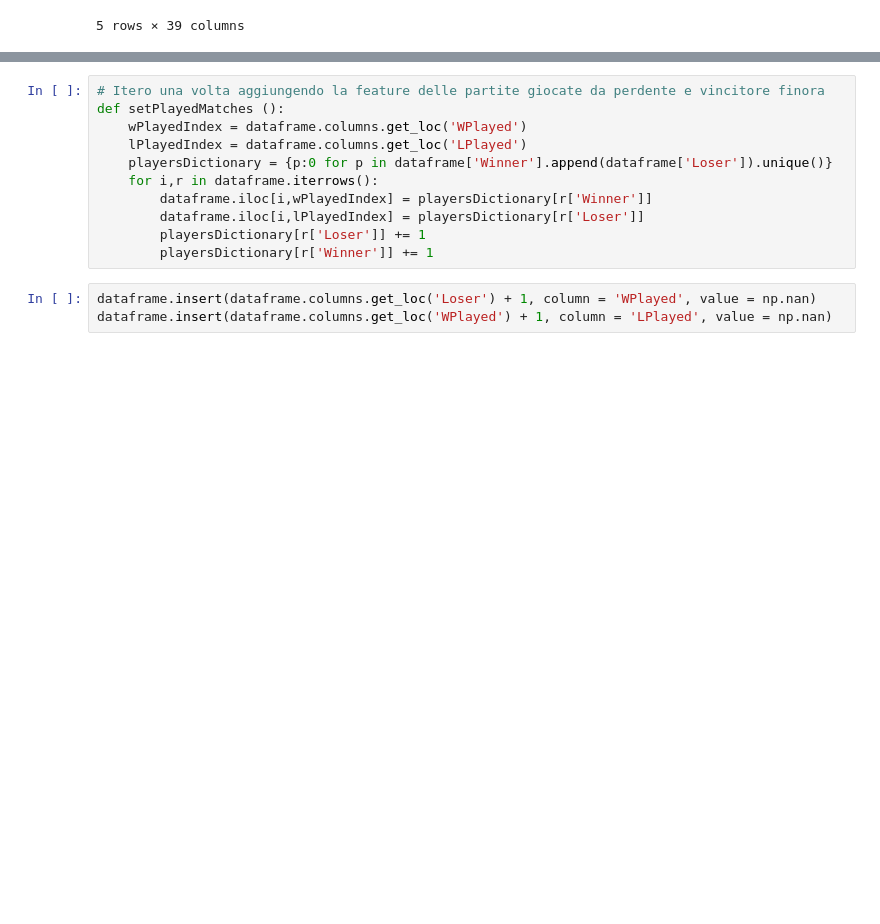
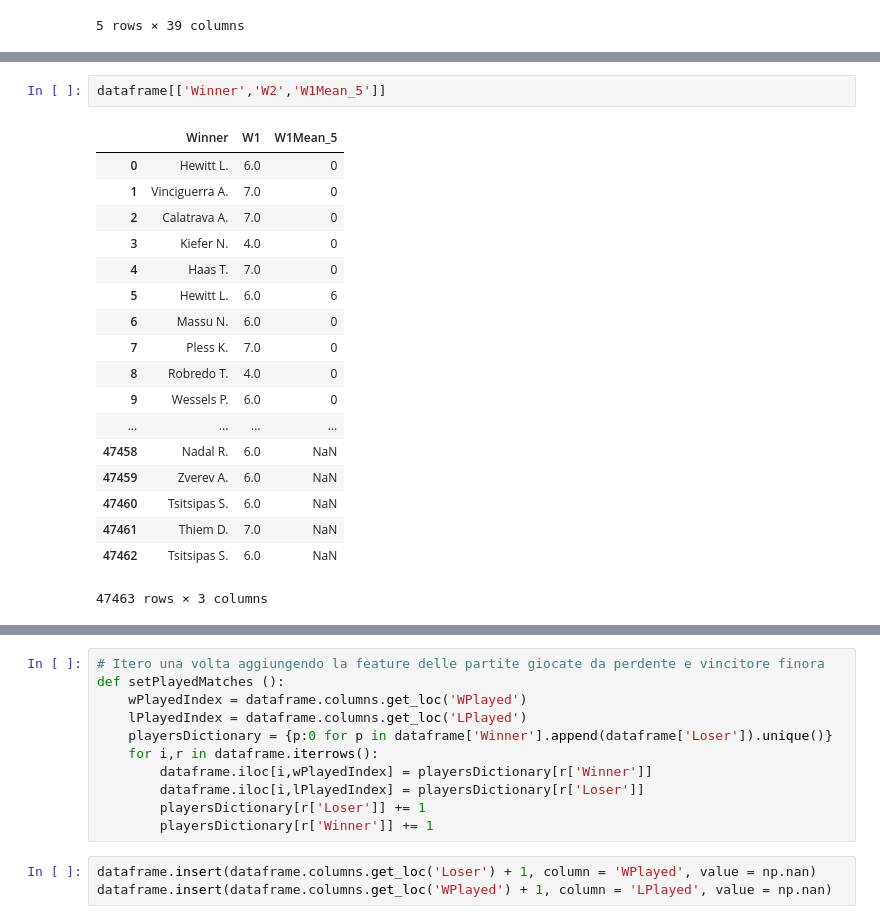
Before and after one commit to RiccardoSpolaor/Predict_Winner_2020_Australian_Open, a Jupyter notebook: 02 Adding New Variables.ipynb, the cells around one changed output, grey strips where cells are left out. Cells and saved outputs as stored; diff of their text form; blank space fills up the shorter version.

```diff
--- a/02 Adding New Variables.ipynb
+++ b/02 Adding New Variables.ipynb
@@ -39,0 +115,21 @@ print(set(uniquelists))
+# %%
+dataframe[['Winner','W2','W1Mean_5']]
+# %% [output]
+|  | Winner | W1 | W1Mean_5 |
+| 0 | Hewitt L. | 6.0 | 0 |
+| 1 | Vinciguerra A. | 7.0 | 0 |
+| 2 | Calatrava A. | 7.0 | 0 |
+| 3 | Kiefer N. | 4.0 | 0 |
+| 4 | Haas T. | 7.0 | 0 |
+| 5 | Hewitt L. | 6.0 | 6 |
+| 6 | Massu N. | 6.0 | 0 |
+| 7 | Pless K. | 7.0 | 0 |
+| 8 | Robredo T. | 4.0 | 0 |
+| 9 | Wessels P. | 6.0 | 0 |
+| ... | ... | ... | ... |
+| 47458 | Nadal R. | 6.0 | NaN |
+| 47459 | Zverev A. | 6.0 | NaN |
+| 47460 | Tsitsipas S. | 6.0 | NaN |
+| 47461 | Thiem D. | 7.0 | NaN |
+| 47462 | Tsitsipas S. | 6.0 | NaN |
+47463 rows × 3 columns
```
Also changed, not shown: parts of 8 cells of this notebook, 2 other files.
